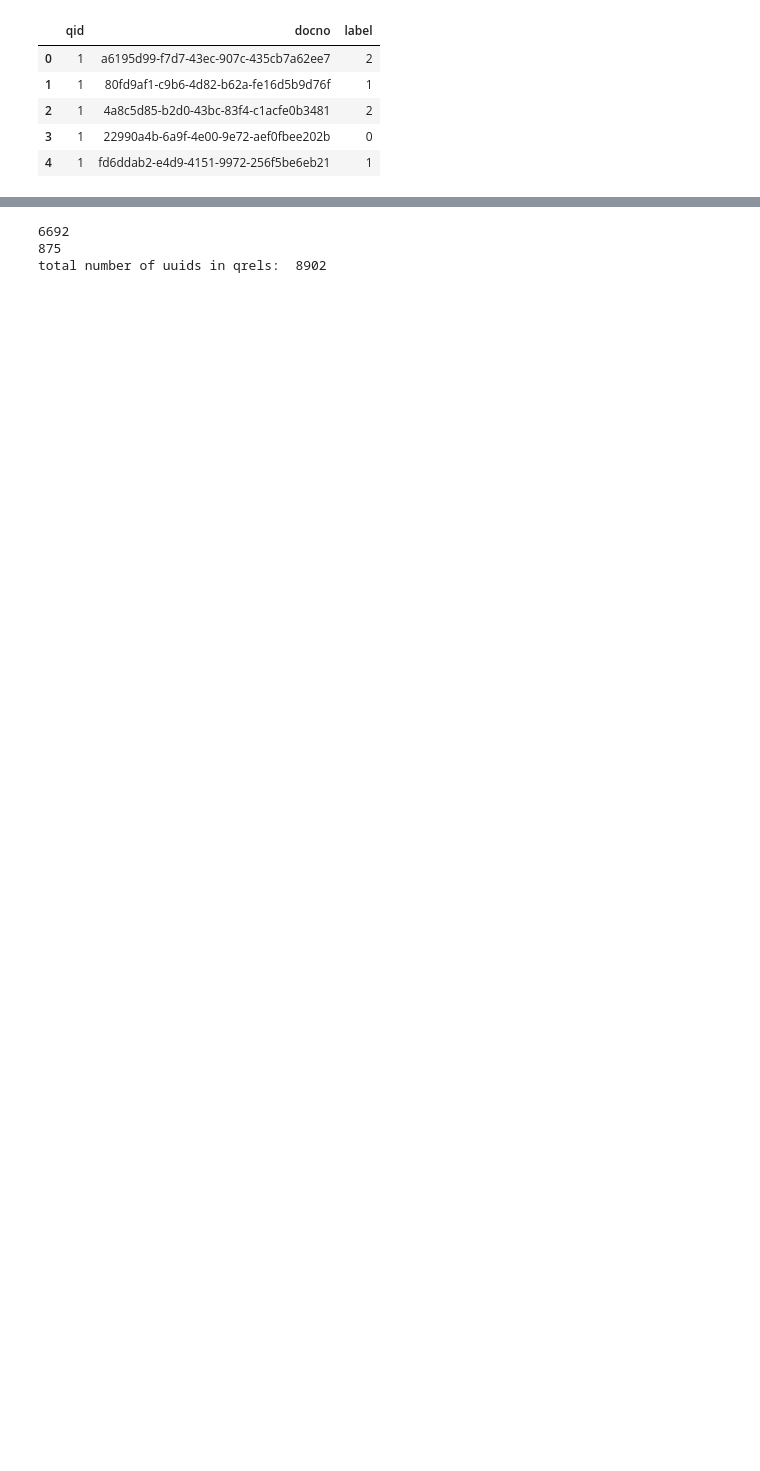
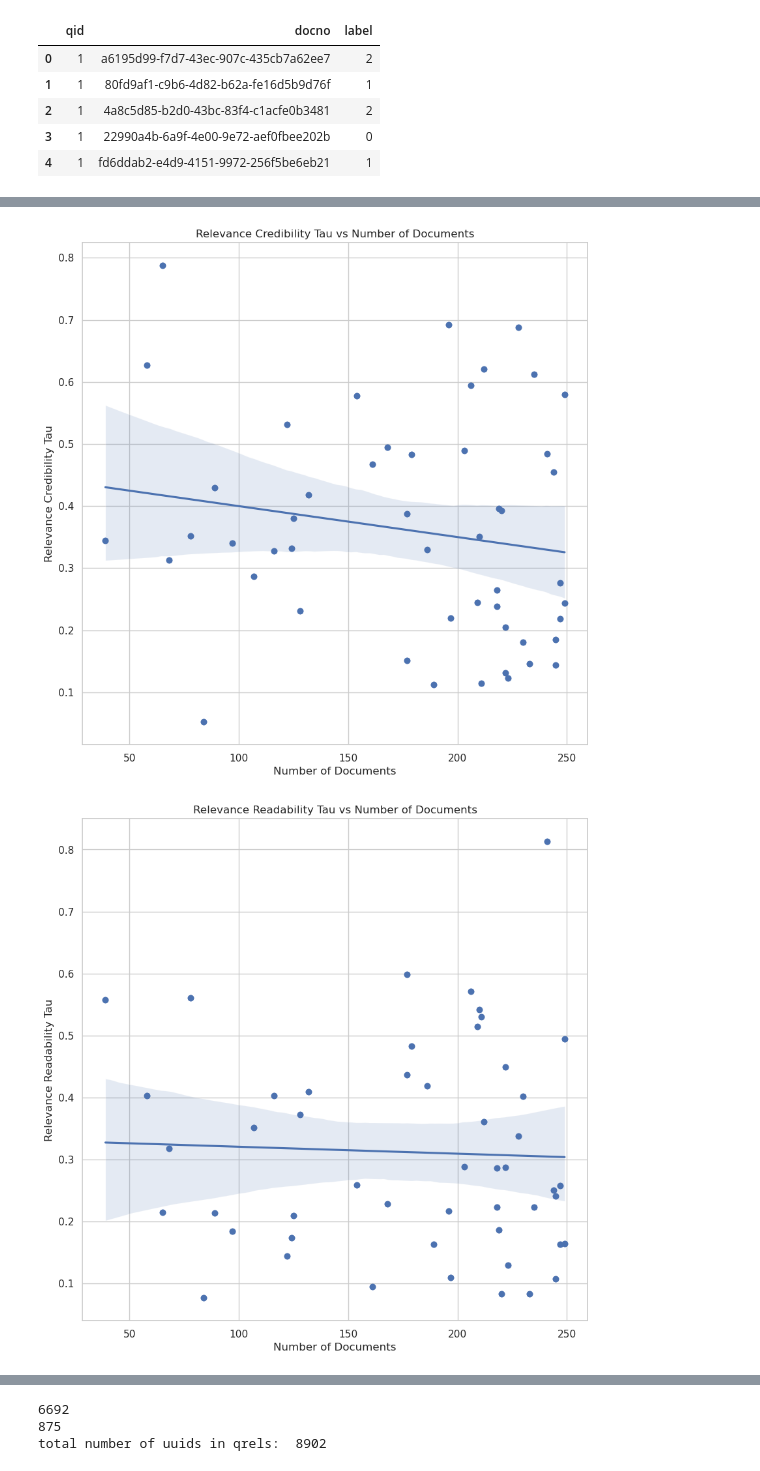
Before and after one commit to JoProbst/ThesisCode, a Jupyter notebook: data/data_exploration.ipynb, the cells around one changed output, grey strips where cells are left out. Cells and saved outputs as stored; diff of their text form; code cells hidden in the pictures; blank space fills up the shorter version.

```diff
--- a/data/data_exploration.ipynb
+++ b/data/data_exploration.ipynb
@@ -55,0 +40,2 @@ qrels.head()
+# %%
+all_queries_df = load_topics("./topics/topics.txt")
@@ -55,0 +107,14 @@ qrels.head()
+# %%
+# new dataframe with qid, number_of_relevant_docs, number_of_credible_docs, number_of_readable_docs, and tau values
+relevant_docs_df = pd.DataFrame(relevant_docs)
+relevant_docs_df["number_of_docs"] = relevant_docs_df["relevance"].apply(lambda x: len(x))
+relevant_docs_df["rel_cred_tau"] = relevant_docs_df["rel_cred_tau"].apply(lambda x: x[0])
+relevant_docs_df["rel_read_tau"] = relevant_docs_df["rel_read_tau"].apply(lambda x: x[0])
+relevant_docs_df["cred_read_tau"] = relevant_docs_df["cred_read_tau"].apply(lambda x: x[0])
+# remove relevance, credibility, readability columns
+relevant_docs_df = relevant_docs_df.drop(columns=["relevance", "credibility", "readability"])
+# sort by number of docs descending
+relevant_docs_df = relevant_docs_df.sort_values(by=["number_of_docs"], ascending=True)
+# drop rows with nan values
+relevant_docs_df = relevant_docs_df.dropna()
+relevant_docs_df.head()
@@ -55,0 +132,22 @@ qrels.head()
+# %%
+# check for relation between number of docs and tau values
+import matplotlib.pyplot as plt
+import seaborn as sns
+sns.set_theme(style="whitegrid")
+
+# include line of best fit
+def plot_tau_vs_number_of_docs(tau_list, number_of_docs_list, tau_name):
+    plt.figure(figsize=(10, 10))
+    sns.regplot(x=number_of_docs_list, y=tau_list)
+    plt.scatter(number_of_docs_list, tau_list)
+    plt.xlabel("Number of Documents")
+    plt.ylabel(tau_name)
+    plt.title(f"{tau_name} vs Number of Documents")
+    plt.show()
+
+plot_tau_vs_number_of_docs(relevant_docs_df["rel_cred_tau"], relevant_docs_df["number_of_docs"], "Relevance Credibility Tau")
+plot_tau_vs_number_of_docs(relevant_docs_df["rel_read_tau"], relevant_docs_df["number_of_docs"], "Relevance Readability Tau")
+plot_tau_vs_number_of_docs(relevant_docs_df["cred_read_tau"], relevant_docs_df["number_of_docs"], "Credibility Readability Tau")
+# %% [output]
+[figure, added]
+[figure, added]
```
Also changed, not shown: parts of 22 cells of this notebook, 10 other files.
